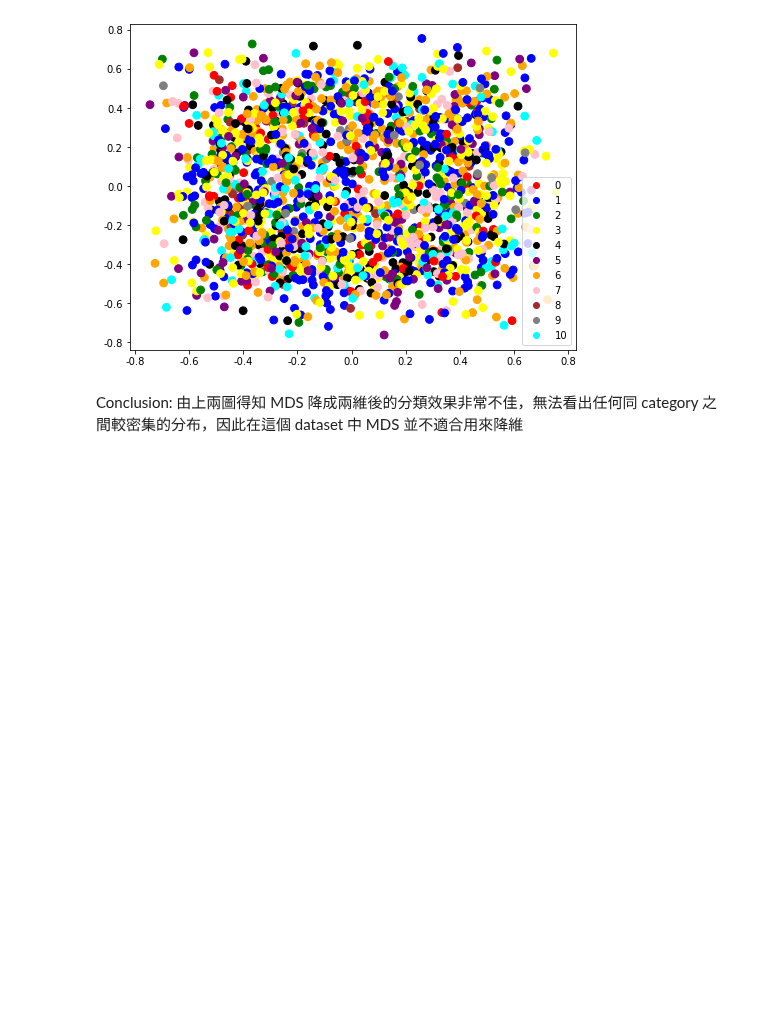
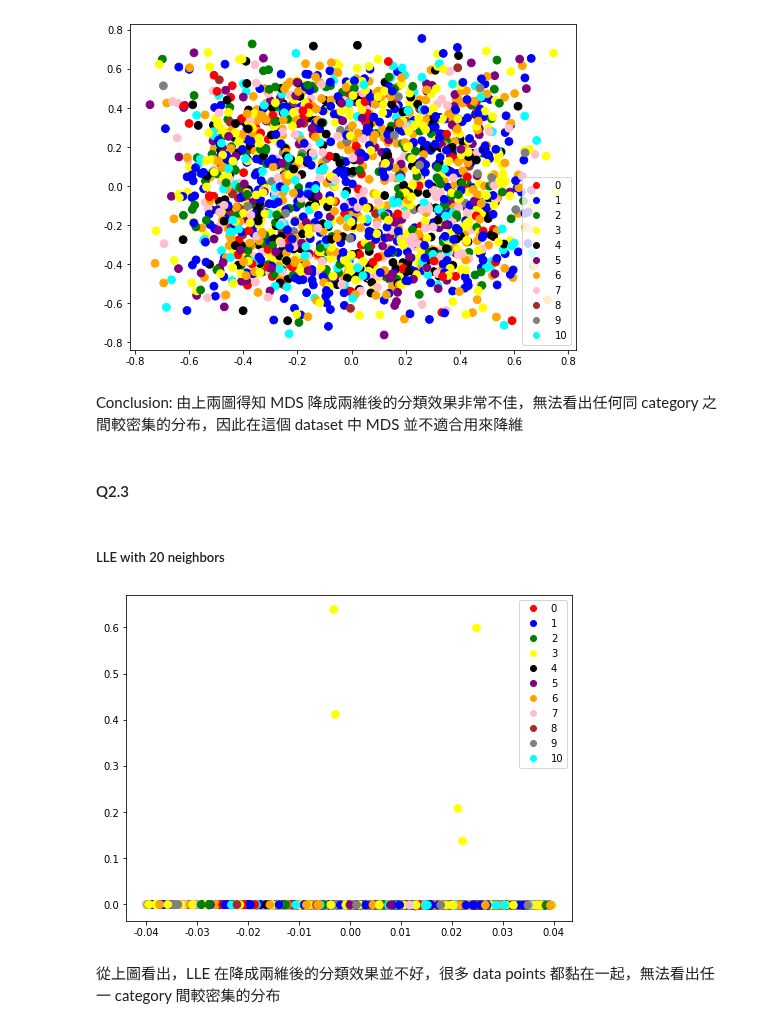
Before and after one commit to Brian-Konr/statistical-learning-IM5056, a Jupyter notebook: hw3/hw3.ipynb, the cells around one changed output. Drawn from its saved outputs; the diff is of its cells as text; code cells hidden in the pictures; blank space fills up the shorter version.

Commit message:
finish q2-3 first part (lle w/ 20 neighbors)

```diff
--- a/hw3/hw3.ipynb
+++ b/hw3/hw3.ipynb
@@ -1015,3 +1015,23 @@ plt.show()
 [figure]
 # %% [markdown]
 Conclusion: 由上兩圖得知 MDS 降成兩維後的分類效果非常不佳，無法看出任何同 category 之間較密集的分布，因此在這個 dataset 中 MDS 並不適合用來降維
+# %% [markdown]
+#### Q2.3
+# %% [markdown]
+##### LLE with 20 neighbors
+# %%
+# using LLE with 20 neighbors to reduce dimensionality
+from sklearn.manifold import LocallyLinearEmbedding
+lle_20 = LocallyLinearEmbedding(n_components=2, n_neighbors=20)
+
+dep_stu_lle_20 = lle_20.fit_transform(dep_stu2)
+
+# plot scatter plot
+plt.scatter(dep_stu_lle_20[:, 0], dep_stu_lle_20[:, 1], c=all_dep_colors, s=60)
+markers = [plt.Line2D([0,0], [0,0], color=color, marker='o', linestyle='') for color in color_map.values()]
+plt.legend(markers, color_map.keys(), numpoints=1)
+plt.show()
+# %% [output]
+[figure, added]
+# %% [markdown]
+從上圖看出，LLE 在降成兩維後的分類效果並不好，很多 data points 都黏在一起，無法看出任一 category 間較密集的分布
```
